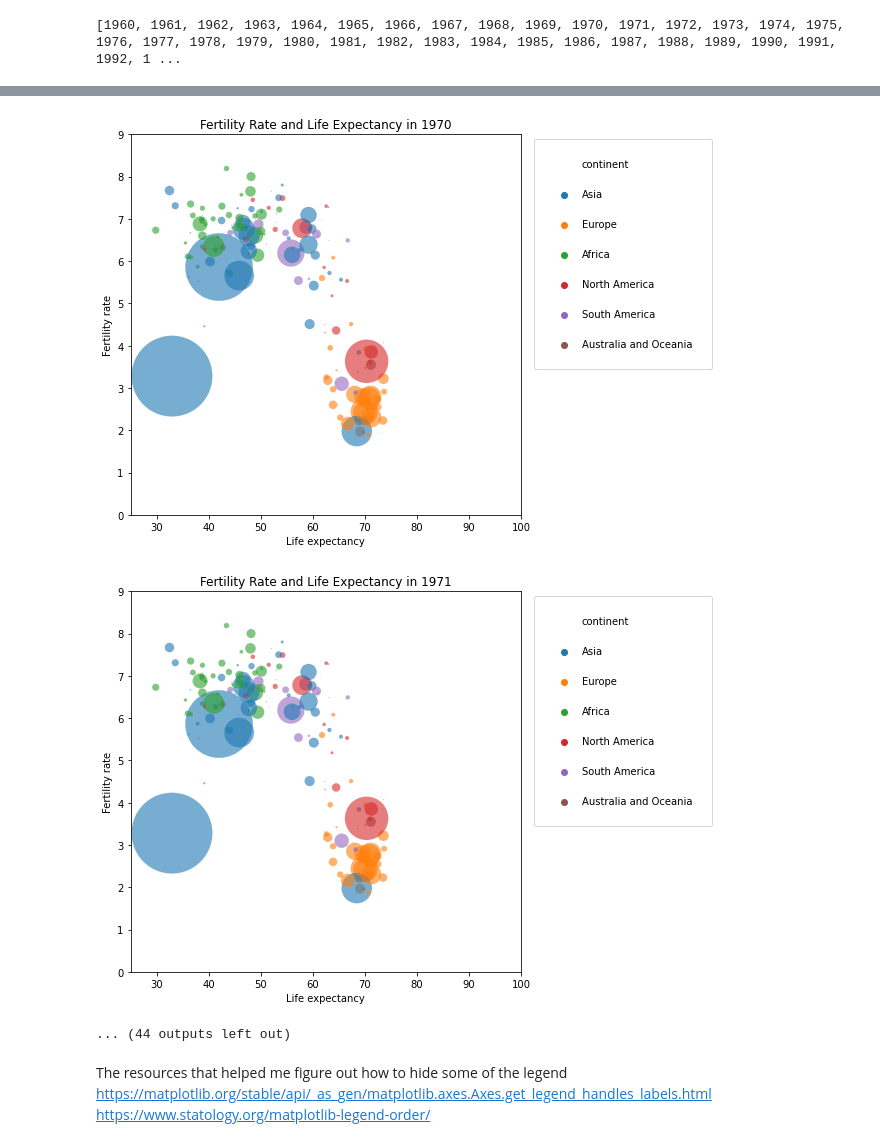
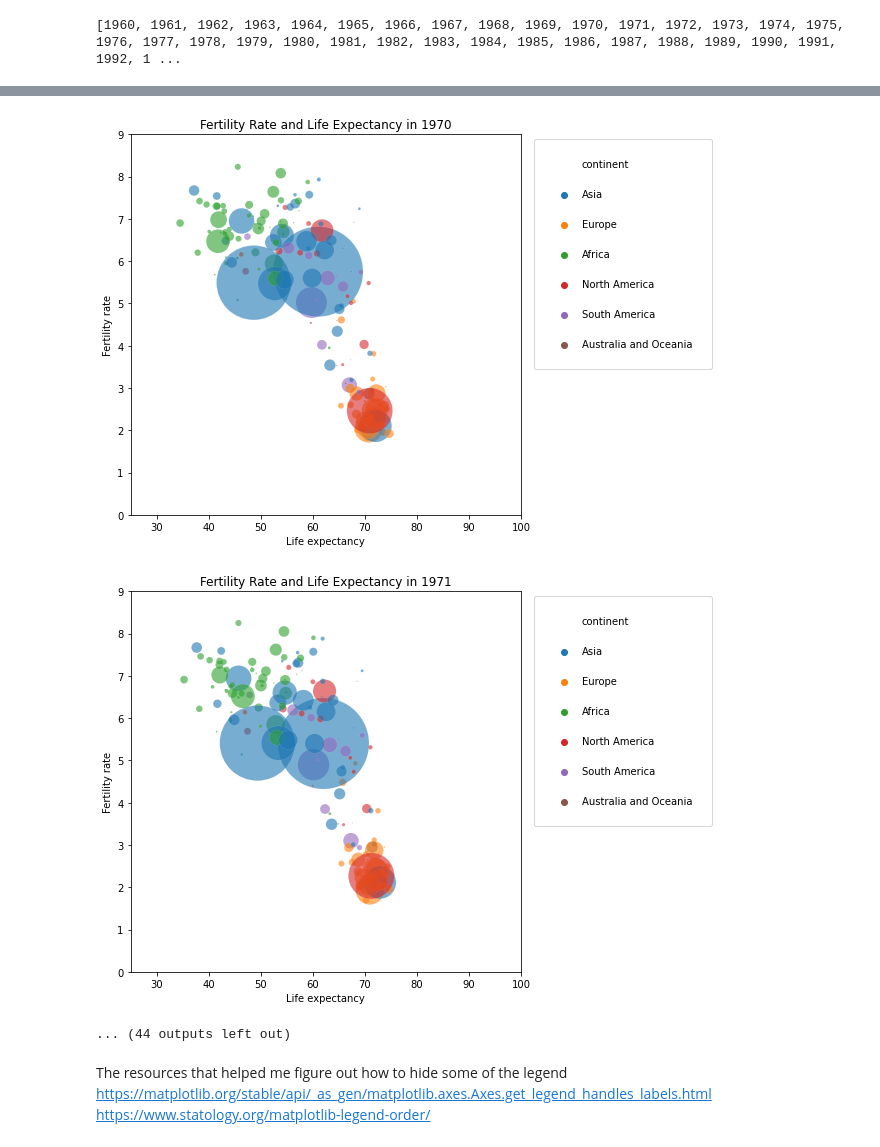
Before and after one commit to Kenoai/Spiced-Academy-Bootcamp, a Jupyter notebook: week_1/Project_1/Project week 1.ipynb, the cells around one changed output, grey strips where cells are left out. Saved outputs shown, nothing was run; the diff lists cells and outputs as text; code cells hidden in the pictures.

Commit message:
fix all scatterplots being the same

```diff
--- a/week_1/Project_1/Project week 1.ipynb
+++ b/week_1/Project_1/Project week 1.ipynb
@@ -278,18 +256,15 @@ print(data_mask)
 # %%
-data_mask=df_all[df_all['year'] == year].reset_index()
-
 for year in years_list:
     plt.figure(figsize= (7,7))
-    ax1 = sns.scatterplot(x='life_expectancy', y='fertility_rate',
-            data=data_mask, alpha=0.6,sizes = dict ,size='population', hue='continent')
-    #print(labels)
+    sns.scatterplot(x='life_expectancy', y='fertility_rate',
+            data=df_all[df_all['year'] == year], alpha=0.6,sizes = dict ,size='population', hue='continent')
+    plt.axis((25, 100, 0, 9))
     handles, labels = ax1.get_legend_handles_labels()
-    plt.axis((25, 100, 0, 9))
-    plt.legend([handles[i] for i in range(7)],[labels[i] for i in range(7)], borderpad=2, labelspacing=2, loc='best', bbox_to_anchor=(1.02, 1))
+    plt.legend([handles[i] for i in range(7)],[labels[i] for i in range(7)],borderpad=2, labelspacing=2, loc='best', bbox_to_anchor=(1.02, 1))
     plt.xlabel('Life expectancy')
     plt.ylabel('Fertility rate')
     plt.title('Fertility Rate and Life Expectancy in ' + str(year))
     plt.savefig(save_path + 'Fertility Rate and Life Expectancy in ' + str(year) + '.png', bbox_inches='tight')
     plt.show()
-    plt.close()
+    plt.close
 # %% [output]
@@ -306,5 +281,5 @@ for year in years_list:
-[figure, old version]
+[figure, new version]
-[figure, old version]
+[figure, new version]
 ... (44 outputs left out)
 # %% [markdown]
 The resources that helped me figure out how to hide some of the legend
```
Also changed, not shown: parts of 5 cells of this notebook, 57 other files.
